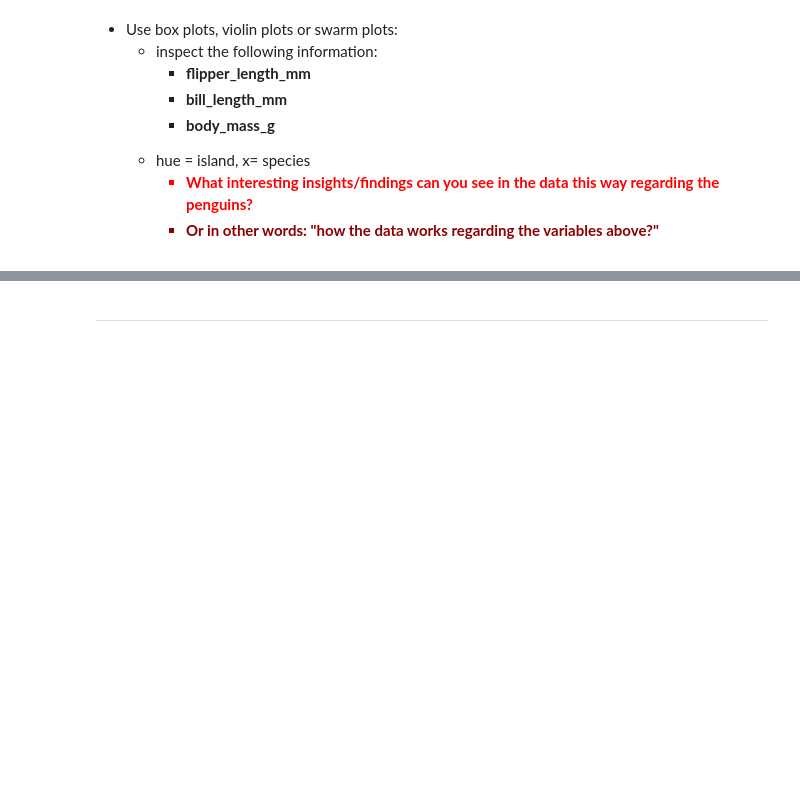
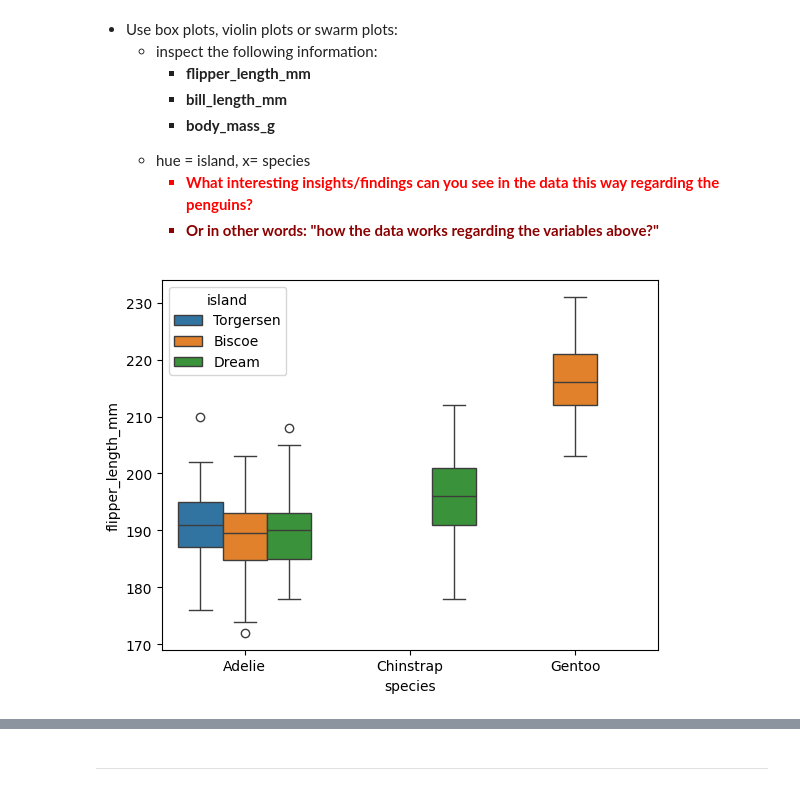
Before and after one commit to praveens23108/Data-Analytics-Exercises, a Jupyter notebook: DataAnalyticsExerciseSet3.ipynb, the cells around one changed output, grey strips where cells are left out. Cells and saved outputs as stored; diff of their text form; code cells hidden in the pictures; blank space fills up the shorter version.

```diff
--- a/DataAnalyticsExerciseSet3.ipynb
+++ b/DataAnalyticsExerciseSet3.ipynb
@@ -189,0 +190,12 @@ sns.scatterplot(x='bill_length_mm', y='bill_depth_mm', hue='island', data=df)
+# %%
+# code here
+import matplotlib.pyplot as plt
+import seaborn as sns
+
+df = sns.load_dataset('penguins')
+
+sns.boxplot(x='species', y='flipper_length_mm', hue='island', data=df)
+plt.title('Flipper Length by Species and Island')
+plt.show()
+# %% [output]
+[figure, added]
```
Also changed, not shown: parts of 5 cells of this notebook.
